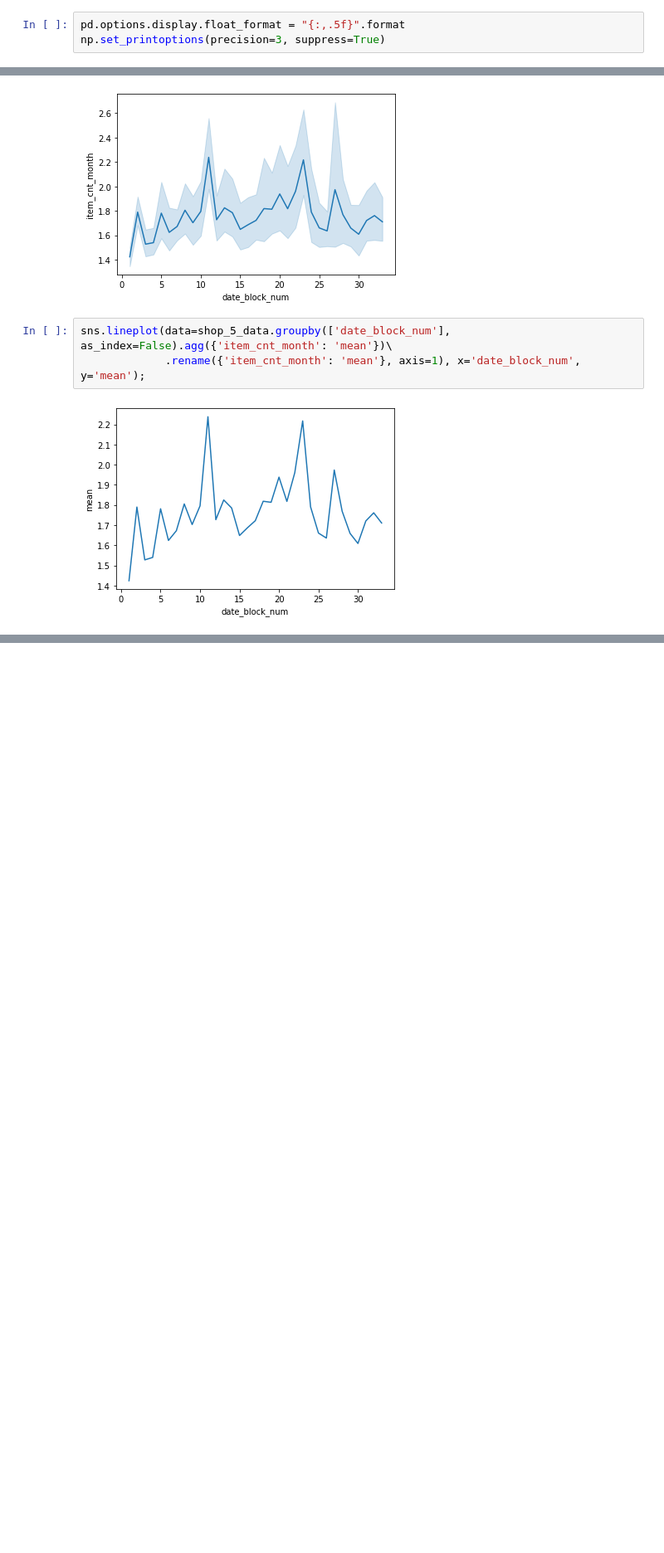
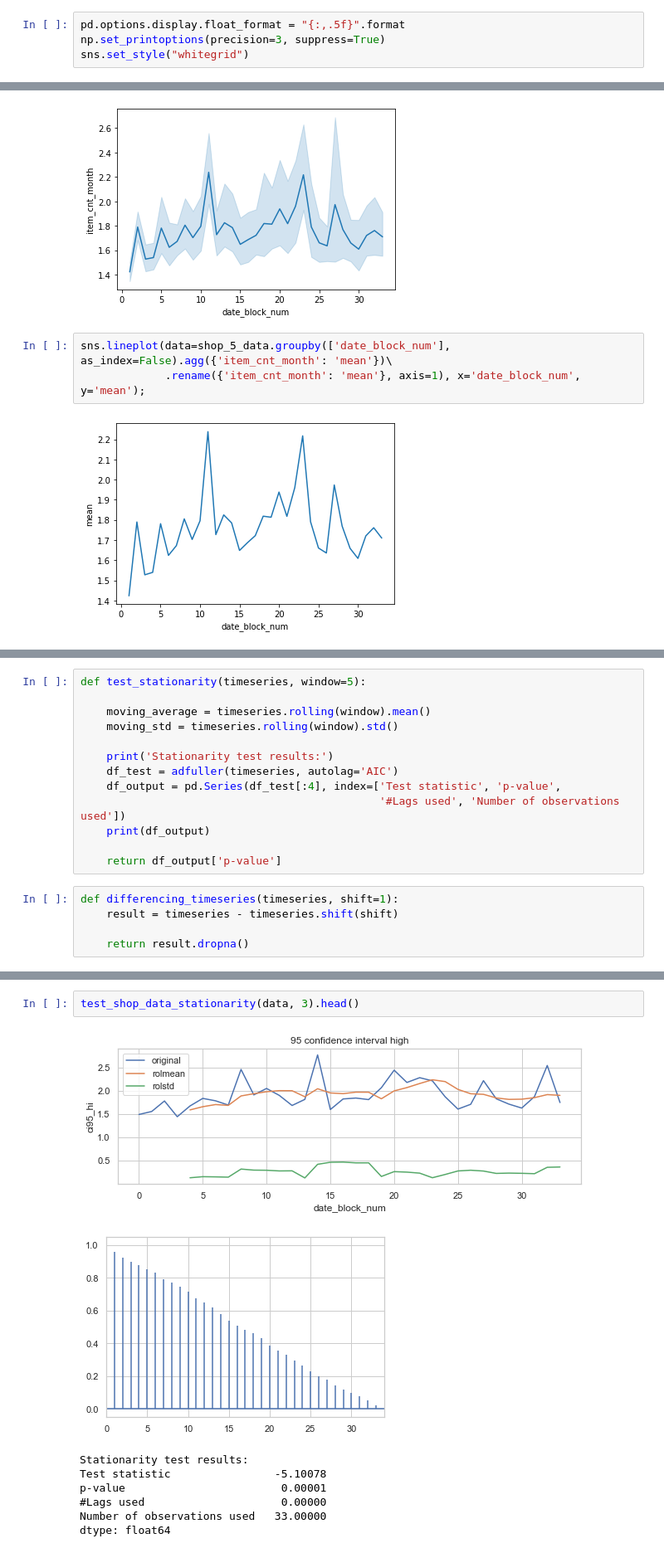
Before and after one commit to Justdek-code/data-science, a Jupyter notebook: predict_future_sales/model_attempt_2.ipynb, the cells around one changed output, grey strips where cells are left out. Shown at 83% size. Cells and saved outputs as stored; diff of their text form; blank space fills up the shorter version.

Commit message:
add differencing function and tested it on timeseries

```diff
--- a/predict_future_sales/model_attempt_2.ipynb
+++ b/predict_future_sales/model_attempt_2.ipynb
@@ -8,6 +8,7 @@ from statsmodels.tsa.stattools import adfuller
 # %%
 pd.options.display.float_format = "{:,.5f}".format
 np.set_printoptions(precision=3, suppress=True)
+sns.set_style("whitegrid")
 # %%
 df = pd.read_csv('sales_train.csv')
 test_df = pd.read_csv('test.csv')
@@ -76,0 +67,18 @@ def test_stationarity(timeseries, window=5):
+# %%
+def test_stationarity(timeseries, window=5):
+
+    moving_average = timeseries.rolling(window).mean()
+    moving_std = timeseries.rolling(window).std()
+
+    print('Stationarity test results:')
+    df_test = adfuller(timeseries, autolag='AIC')
+    df_output = pd.Series(df_test[:4], index=['Test statistic', 'p-value',
+                                              '#Lags used', 'Number of observations used'])
+    print(df_output)
+
+    return df_output['p-value']
+# %%
+def differencing_timeseries(timeseries, shift=1):
+    result = timeseries - timeseries.shift(shift)
+
+    return result.dropna()
@@ -146,0 +172,11 @@ dtype: float64
+# %%
+test_shop_data_stationarity(data, 3).head()
+# %% [output]
+[figure, added]
+[figure, added]
+Stationarity test results:
+Test statistic                -5.10078
+p-value                        0.00001
+#Lags used                     0.00000
+Number of observations used   33.00000
+dtype: float64
```
Also changed, not shown: parts of 7 cells of this notebook.
